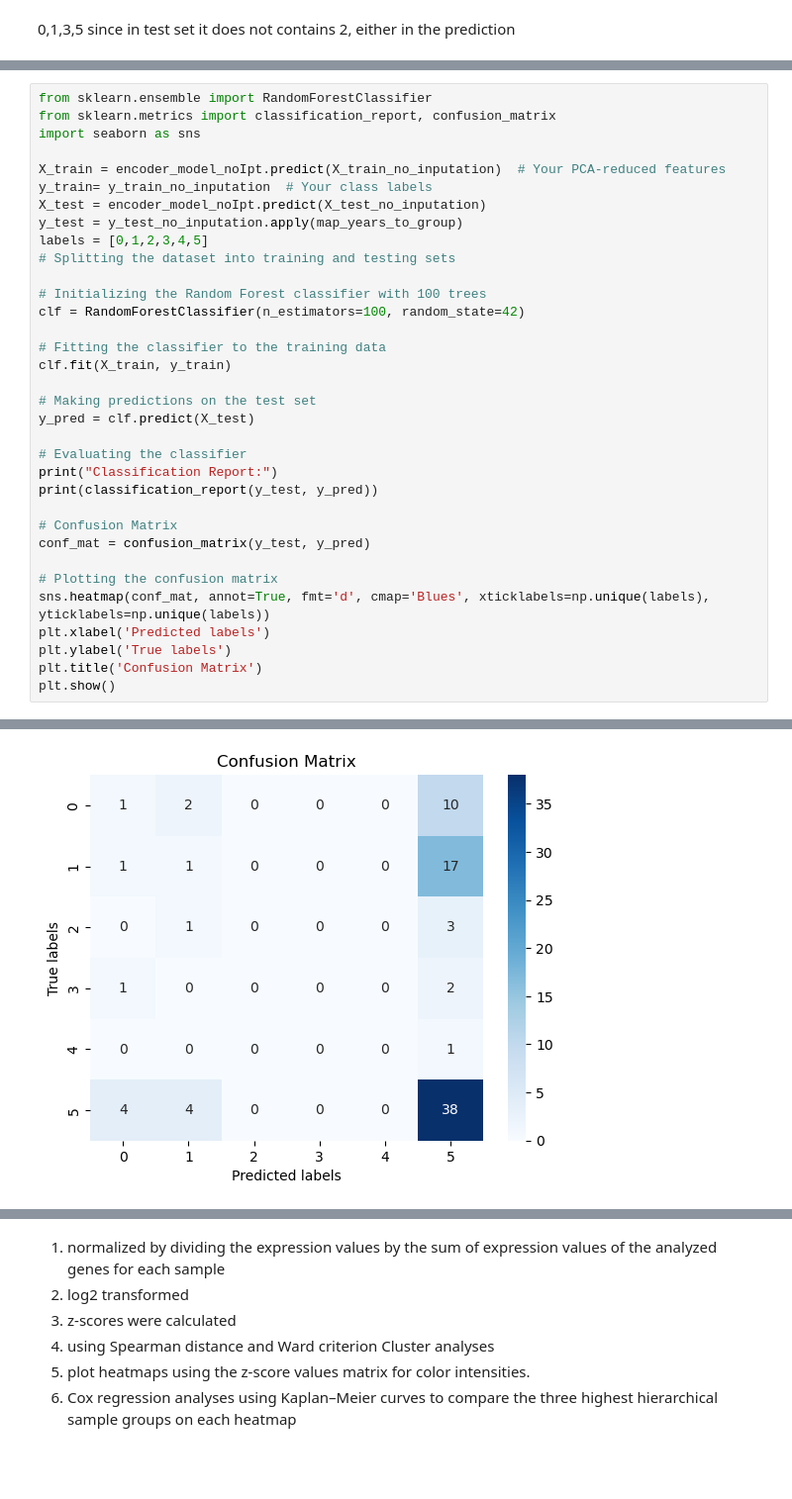
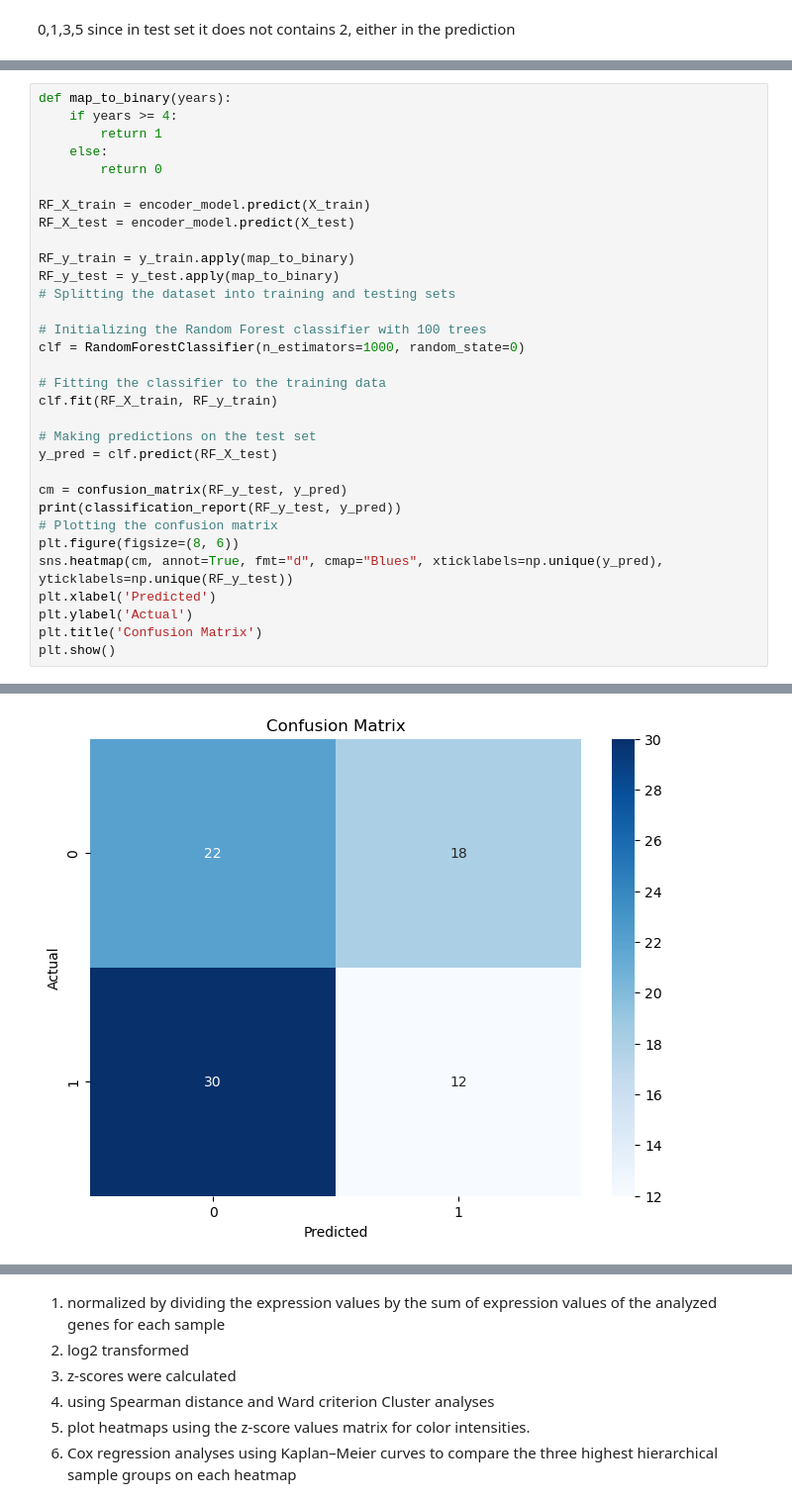
Before and after one commit to smgjch/HSAE, a Jupyter notebook: dataProcess.ipynb, the cells around one changed output, grey strips where cells are left out. Shown at 99% size. Cells and saved outputs as stored; diff of their text form; blank space fills up the shorter version.

```diff
--- a/dataProcess.ipynb
+++ b/dataProcess.ipynb
@@ -702,35 +885,33 @@ Try supervised:
 # %%
-from sklearn.ensemble import RandomForestClassifier
-from sklearn.metrics import classification_report, confusion_matrix
-import seaborn as sns
+def map_to_binary(years):
+    if years >= 4:
+        return 1
+    else:
+        return 0
 
-X_train = encoder_model_noIpt.predict(X_train_no_inputation)  # Your PCA-reduced features
-y_train= y_train_no_inputation  # Your class labels
-X_test = encoder_model_noIpt.predict(X_test_no_inputation)
-y_test = y_test_no_inputation.apply(map_years_to_group)
-labels = [0,1,2,3,4,5]
+RF_X_train = encoder_model.predict(X_train)
+RF_X_test = encoder_model.predict(X_test)
+
+RF_y_train = y_train.apply(map_to_binary)
+RF_y_test = y_test.apply(map_to_binary)
 # Splitting the dataset into training and testing sets
 
 # Initializing the Random Forest classifier with 100 trees
-clf = RandomForestClassifier(n_estimators=100, random_state=42)
+clf = RandomForestClassifier(n_estimators=1000, random_state=0)
 
 # Fitting the classifier to the training data
-clf.fit(X_train, y_train)
+clf.fit(RF_X_train, RF_y_train)
 
 # Making predictions on the test set
-y_pred = clf.predict(X_test)
+y_pred = clf.predict(RF_X_test)
 
-# Evaluating the classifier
-print("Classification Report:")
-print(classification_report(y_test, y_pred))
-
-# Confusion Matrix
-conf_mat = confusion_matrix(y_test, y_pred)
-
+cm = confusion_matrix(RF_y_test, y_pred)
+print(classification_report(RF_y_test, y_pred))
 # Plotting the confusion matrix
-sns.heatmap(conf_mat, annot=True, fmt='d', cmap='Blues', xticklabels=np.unique(labels), yticklabels=np.unique(labels))
-plt.xlabel('Predicted labels')
-plt.ylabel('True labels')
+plt.figure(figsize=(8, 6))
+sns.heatmap(cm, annot=True, fmt="d", cmap="Blues", xticklabels=np.unique(y_pred), yticklabels=np.unique(RF_y_test))
+plt.xlabel('Predicted')
+plt.ylabel('Actual')
 plt.title('Confusion Matrix')
 plt.show()
 # %% [output]
@@ -752 +928 @@ weighted avg       0.34      0.47      0.38        86
-[figure, old version]
+[figure, new version]
```
Also changed, not shown: parts of 41 cells of this notebook.
